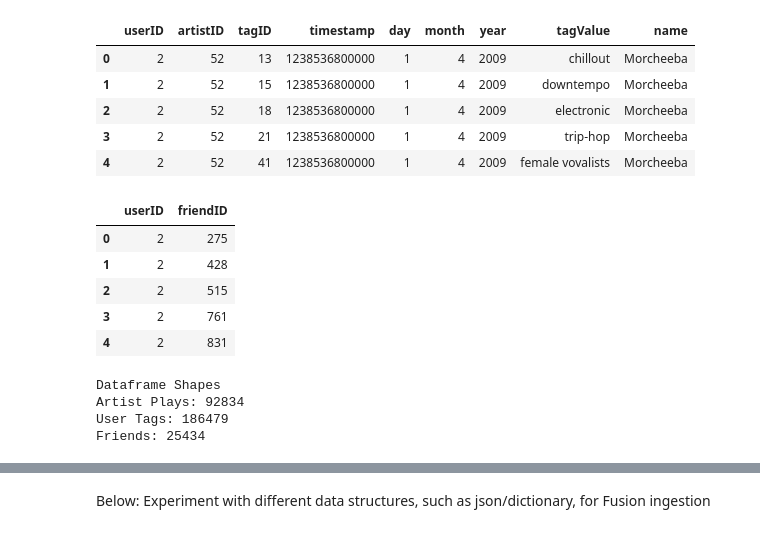
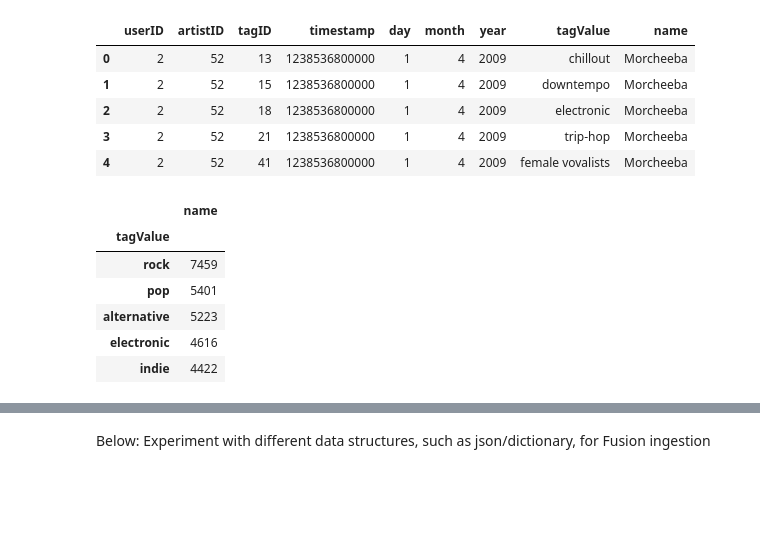
Before and after one commit to cipher813/recommender_system, a Jupyter notebook: notebooks/LastFM_Recommender_DataCleaning.ipynb, the cells around one changed output, grey strips where cells are left out. Drawn from its saved outputs; the diff is of its cells as text; code cells hidden in the pictures; blank space fills up the shorter version.

```diff
--- a/notebooks/LastFM_Recommender_DataCleaning.ipynb
+++ b/notebooks/LastFM_Recommender_DataCleaning.ipynb
@@ -1,6 +4,9 @@
 # %%
 import numpy as np
 import pandas as pd
+# %%
+# sets output to three decimals
+pd.set_option('display.float_format',lambda x: '%.3f' %x)
 # %%
 # six files provided
 artists = pd.read_csv('../data/artists.dat', sep='\t',usecols=['id','name'])
@@ -116,22 +199,16 @@ user_tags3.head()
 | 2 | 2 | 52 | 18 | 1238536800000 | 1 | 4 | 2009 | electronic | Morcheeba |
 | 3 | 2 | 52 | 21 | 1238536800000 | 1 | 4 | 2009 | trip-hop | Morcheeba |
 | 4 | 2 | 52 | 41 | 1238536800000 | 1 | 4 | 2009 | female vovalists | Morcheeba |
+# %%
+ut3 = user_tags3[['name','tagValue']]
+ut3a = ut3.groupby('tagValue').count().sort_values('name',ascending=False)
 # %%
-friends.head()
+ut3a.head()
 # %% [output]
-|  | userID | friendID |
-| 0 | 2 | 275 |
-| 1 | 2 | 428 |
-| 2 | 2 | 515 |
-| 3 | 2 | 761 |
-| 4 | 2 | 831 |
+|  | name |
+| tagValue |  |
+| rock | 7459 |
+| pop | 5401 |
+| alternative | 5223 |
+| electronic | 4616 |
+| indie | 4422 |
-# %%
-print("Dataframe Shapes")
-print("Artist Plays: {}".format(len(artist_plays)))
-print("User Tags: {}".format(len(user_tags3)))
-print("Friends: {}".format(len(friends)))
-# %% [output]
-Dataframe Shapes
-Artist Plays: 92834
-User Tags: 186479
-Friends: 25434
```
Also changed, not shown: parts of 54 cells of this notebook.
